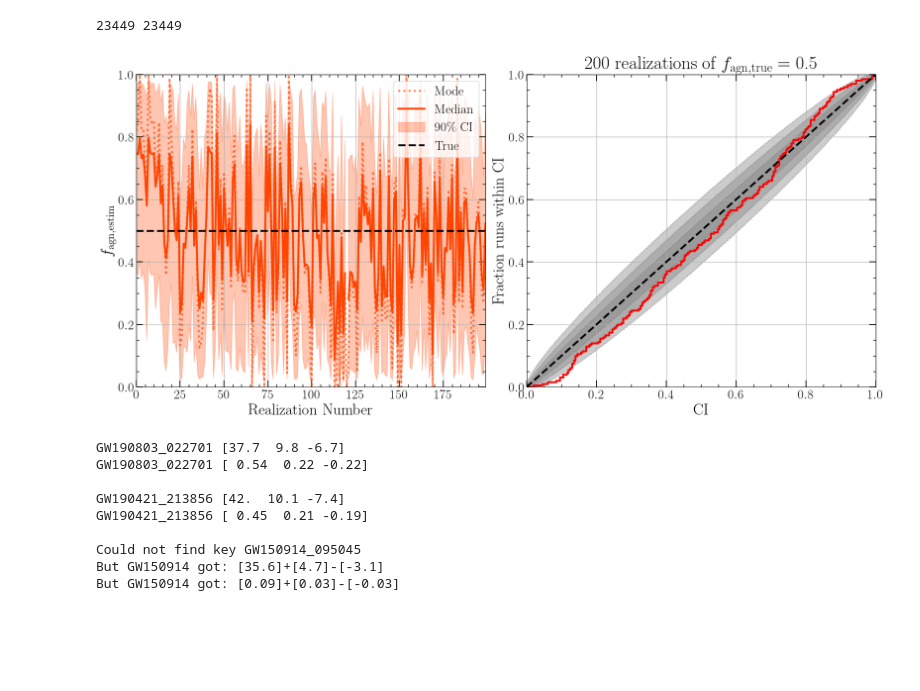
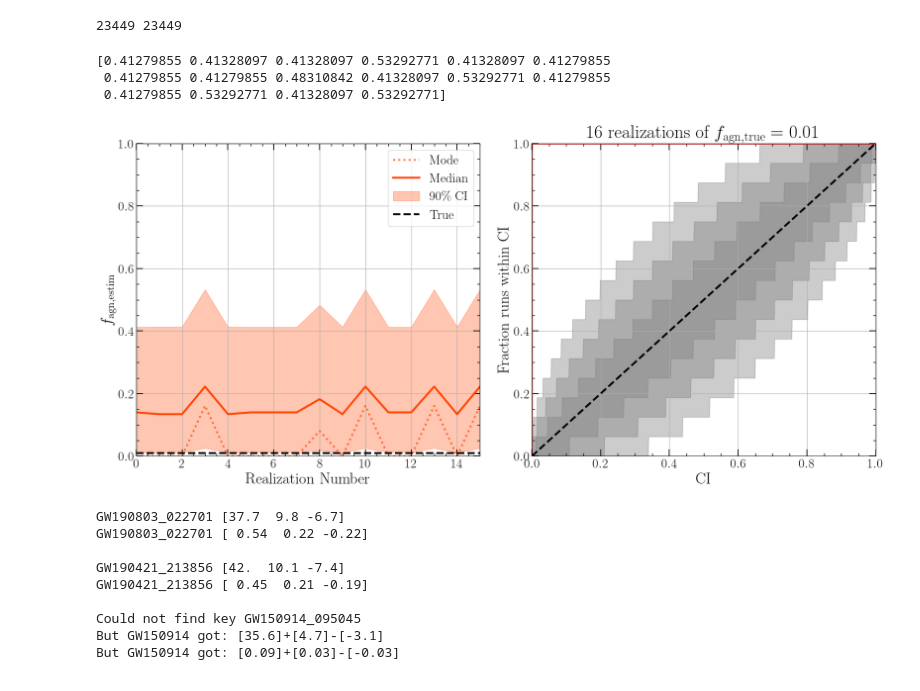
Before and after one commit to LucasPouw/darksirenpop, a Jupyter notebook: p26_posterior_analyzer.ipynb, the cells around one changed output. Cells and saved outputs as stored; diff of their text form; code cells hidden in the pictures; blank space fills up the shorter version.

```diff
--- a/p26_posterior_analyzer.ipynb
+++ b/p26_posterior_analyzer.ipynb
@@ -179,13 +161,29 @@ def load_posteriors(path):
 # plt.show()
 # %%
 # p26_posteriors, posteriors_shape = load_posteriors('/home/lucas/Documents/PhD/darksirenpop/p26_post_realdata_False_fc_continuous_rate_uniform_timedil_False_agnZprior_45.0_kulkarni_lumthresh_45.0_perfectz_False_GPmask_True_addAGN_100000_nrealiz_200_batch_100_CL_0.999_agnZerror_0.01_gwZmax_1.5.npy')
-p26_posteriors, posteriors_shape = load_posteriors('/home/lucas/Documents/PhD/darksirenpop/p26_post_realdata_False_fc_continuous_rate_madau_timedil_True_agnZprior_45.0_kulkarni_lumthresh_45.0_perfectz_False_GPmask_True_addAGN_100000_nrealiz_200_batch_100_CL_0.999_agnZerror_quaia_gwZmax_1.5.npy')
+# p26_posteriors, posteriors_shape = load_posteriors('/home/lucas/Documents/PhD/darksirenpop/p26_post_realdata_False_fc_continuous_rate_madau_timedil_True_agnZprior_45.0_kulkarni_lumthresh_45.0_perfectz_False_GPmask_True_addAGN_100000_nrealiz_200_batch_100_CL_0.999_agnZerror_quaia_gwZmax_1.5.npy')
+
+# Putting gwzmax at 10 while it is actually 1.5, real fagn = 0.5, Average completeness below GW_ZMAX: 0.03251 -> underestimation
+# p26_posteriors, posteriors_shape = load_posteriors('/home/lucas/Documents/PhD/darksirenpop/p26_post_realdata_False_fc_continuous_rate_madau_timedil_True_agnZprior_uniform_comoving_volume_lumthresh_45.0_perfectz_False_GPmask_True_addAGN_100000_nrealiz_16_batch_168_CL_0.999_agnZerror_quaia_gwZmax_10.npy')
+
+# Putting gwzmax at 10 while it is actually 1.5, real fagn = 0.01, Average completeness below GW_ZMAX: 0.03184 -> underestimation + narrow posterior slightly larger than seen in actual data
+# p26_posteriors, posteriors_shape = load_posteriors('/home/lucas/Documents/PhD/darksirenpop/p26_post_realdata_False_fc_continuous_rate_madau_timedil_True_agnZprior_uniform_comoving_volume_lumthresh_45.0_perfectz_False_GPmask_True_addAGN_100000_nrealiz_16_batch_168_CL_0.999_agnZerror_quaia_gwZmax_10.npy')
+
+# Correctly putting gwzmax at 1.5, real fagn = 0.01, Average completeness below GW_ZMAX: 0.23613 -> wide posterior, often peaking at zero, but boundary effects are present
+p26_posteriors, posteriors_shape = load_posteriors('/home/lucas/Documents/PhD/darksirenpop/p26_post_realdata_False_fc_continuous_rate_madau_timedil_True_agnZprior_45.0_kulkarni_lumthresh_45.0_perfectz_False_GPmask_True_addAGN_100000_nrealiz_16_batch_168_CL_0.999_agnZerror_quaia_gwZmax_1.5.npy')
+
+# Correctly putting gwzmax at 1.5, real fagn = 0.01, more GWs (1k) to check for convergence to actual fagn -> posteriors move closer to 0, but boundary still present
+# p26_posteriors, posteriors_shape = load_posteriors('/home/lucas/Documents/PhD/darksirenpop/p26_post_realdata_False_fc_continuous_rate_madau_timedil_True_agnZprior_45.0_kulkarni_lumthresh_45.0_perfectz_False_GPmask_True_addAGN_100000_nrealiz_16_batch_1000_CL_0.999_agnZerror_quaia_gwZmax_1.5.npy')
+
+# Putting gwzmax at 10 while it is actually 1.5, real fagn = 0.01, agn zprior as kulkarni, Average completeness below GW_ZMAX: 0.04603 -> narrow posteriors on the order of real data posteriors?
+# p26_posteriors, posteriors_shape = load_posteriors('') # I expect resampling goes wrong if I try this atm
+
 # p26_posteriors = p26_posteriors[:, :100]
 # posteriors_shape = p26_posteriors.shape
 
 datasets_list = [p26_posteriors]
 # LABELS = [0]
-FAGN_TRUE = 0.5
+FAGN_TRUE = 0.01
 
 fig1, (ax1, ax2) = plt.subplots(1, 2, figsize=(17,8))
 for idx, posterior in enumerate(datasets_list):
@@ -205,7 +203,7 @@ for idx, posterior in enumerate(datasets_list):
         q095[i] = inverse_cdf(0.95)
 
         cdf_at_true_val[i] = interp1d(LOG_LLH_X_AX, cdf)(FAGN_TRUE)
-
+    print(q095)
     mode_fagns = LOG_LLH_X_AX[np.argmax(posterior, axis=0)]
 
     ax1.plot(xx, mode_fagns, color=COLORS[idx], alpha=0.7, linewidth=3, linestyle='dotted', label='Mode')
@@ -221,34 +219,37 @@ ax1.set_ylim(0, 1)
 
 # plt.figure(figsize=(8,8))
 
 Nrep = len(cdf_at_true_val)
 comparisons = np.linspace(0, 1, Nrep)
 pp_plot = np.zeros(Nrep)
 for i in range(len(pp_plot)):
     pp_plot[i] = np.sum(cdf_at_true_val <= comparisons[i])
 pp_plot /= len(cdf_at_true_val)
 
 CI = np.linspace(0, 0.9999, 1000)
 for ci, alpha in zip([0.6827, 0.9545, 0.9973], [0.1,0.15,0.2]):
     edge_of_bound = (1. - ci) / 2.
     lower = binom.ppf(1 - edge_of_bound, Nrep, CI) / Nrep
     upper = binom.ppf(edge_of_bound, Nrep, CI) / Nrep
     lower[0] = 0
     upper[0] = 0
     plt.fill_between(CI, lower, upper, alpha=alpha, color='k')
 
 ax2.plot(np.linspace(0,1,100), np.linspace(0,1,100), linestyle='dashed', color='black', zorder=6, linewidth=3)
 ax2.step(comparisons, pp_plot, linewidth=3, color='red')
 ax2.set_xlim(0, 1)
 ax2.set_ylim(0, 1)
 ax2.grid()
 ax2.set_title(str(Nrep) + ' realizations of ' + r'$f_{\rm agn, true} =$ ' + str(FAGN_TRUE))
 ax2.set_xlabel('CI')
 ax2.set_ylabel('Fraction runs within CI')
 plt.tight_layout()
 plt.show()
 # %% [output]
+[0.41279855 0.41328097 0.41328097 0.53292771 0.41328097 0.41279855
+ 0.41279855 0.41279855 0.48310842 0.41328097 0.53292771 0.41279855
+ 0.41279855 0.53292771 0.41328097 0.53292771]
-[figure, old version]
+[figure, new version]
 # %%
 # Missed NS candidate GW200105_162426 in cleaning data, oops
 
```
Also changed, not shown: parts of 2 cells of this notebook, 5 other files.
